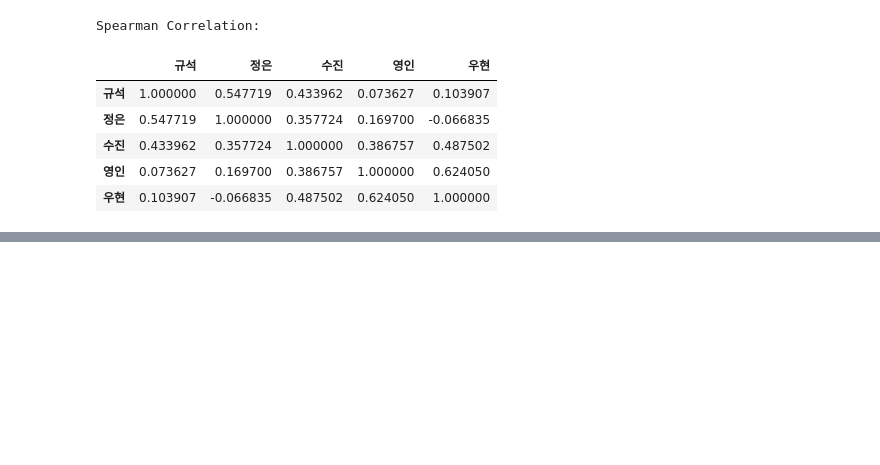
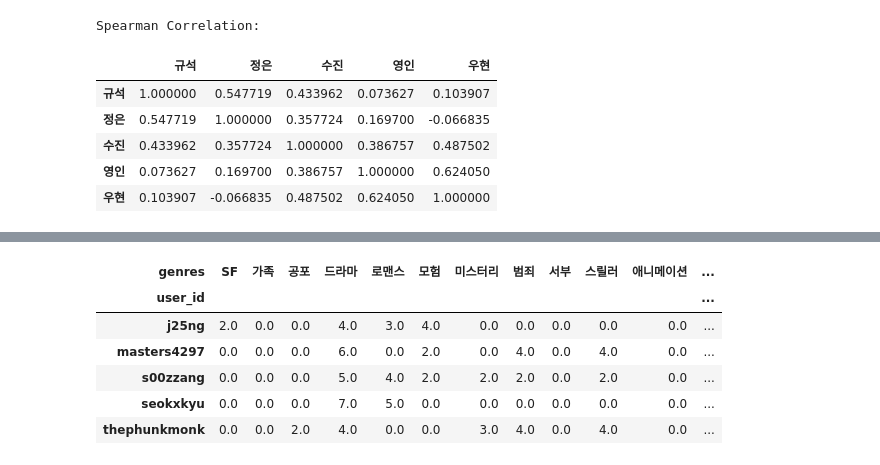
Before and after one commit to DE32-final-team3/mongodb, a Jupyter notebook: test.ipynb, the cells around one changed output, grey strips where cells are left out. Drawn from its saved outputs; the diff is of its cells as text; code cells hidden in the pictures; blank space fills up the shorter version.

Commit message:
test.ipynb similarity calculate complete

```diff
--- a/test.ipynb
+++ b/test.ipynb
@@ -499,0 +639,23 @@ Spearman Correlation:
+# %%
+import pandas as pd
+from itertools import combinations
+
+dfs = [cast_counts, cast_counts2, cast_counts3, cast_counts4, cast_counts5]
+
+# Create sets of titles from each DataFrame
+movies = [set(df['Count']) for df in dfs]
+
+# Calculate Jaccard similarity between all pairs of sets
+results = []
+for (i, s1), (j, s2) in combinations(enumerate(movies, start=1), 2):
+    # Calculate intersection and union
+    intersection = len(s1 & s2)
+    union = len(s1 | s2)
+
+    # If union is 0 (both sets are empty), similarity is 0
+    jaccard_similarity = 0 if union == 0 else intersection / union
+    results.append({"Set1": i, "Set2": j, "Jaccard Similarity": jaccard_similarity})
+
+# Convert results to a DataFrame
+jaccard_df = pd.DataFrame(results)
+jaccard_df
@@ -499,0 +828,20 @@ Spearman Correlation:
+# %%
+# 장르를 펼쳐서 행을 확장
+expanded_df = df.explode("genres")
+
+# user_id와 genre로 그룹화하여 카운트 계산
+user_genre_counts = expanded_df.groupby(["user_id", "genres"]).size().reset_index(name="count")
+
+# 사용자-장르 매트릭스 변환
+user_genre_matrix = user_genre_counts.pivot_table(index="user_id", columns="genres", values="count", fill_value=0)
+# %%
+user_genre_matrix = user_genre_matrix.map(lambda x: x if x >= 2 else 0.0)
+user_genre_matrix
+# %% [output]
+| genres | SF | 가족 | 공포 | 드라마 | 로맨스 | 모험 | 미스터리 | 범죄 | 서부 | 스릴러 | 애니메이션 | ... |
+| user_id |  |  |  |  |  |  |  |  |  |  |  | ... |
+| j25ng | 2.0 | 0.0 | 0.0 | 4.0 | 3.0 | 4.0 | 0.0 | 0.0 | 0.0 | 0.0 | 0.0 | ... |
+| masters4297 | 0.0 | 0.0 | 0.0 | 6.0 | 0.0 | 2.0 | 0.0 | 4.0 | 0.0 | 4.0 | 0.0 | ... |
+| s00zzang | 0.0 | 0.0 | 0.0 | 5.0 | 4.0 | 2.0 | 2.0 | 2.0 | 0.0 | 2.0 | 0.0 | ... |
+| seokxkyu | 0.0 | 0.0 | 0.0 | 7.0 | 5.0 | 0.0 | 0.0 | 0.0 | 0.0 | 0.0 | 0.0 | ... |
+| thephunkmonk | 0.0 | 0.0 | 2.0 | 4.0 | 0.0 | 0.0 | 3.0 | 4.0 | 0.0 | 4.0 | 0.0 | ... |
```
Also changed, not shown: parts of 36 cells of this notebook.
